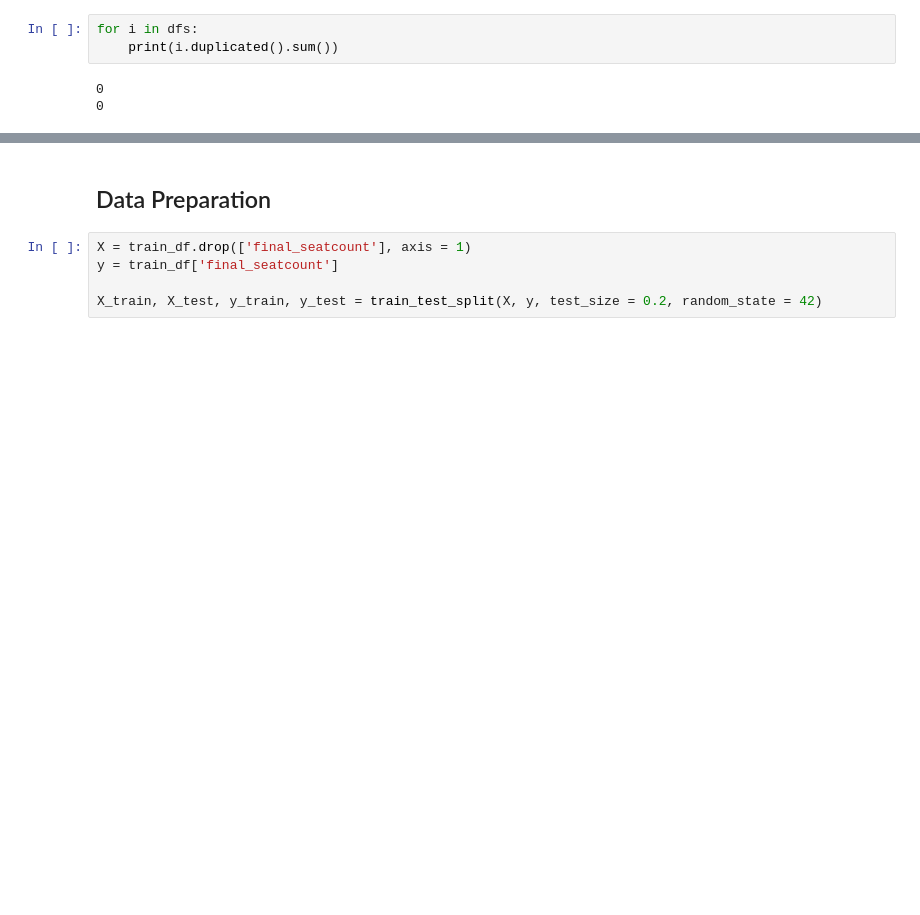
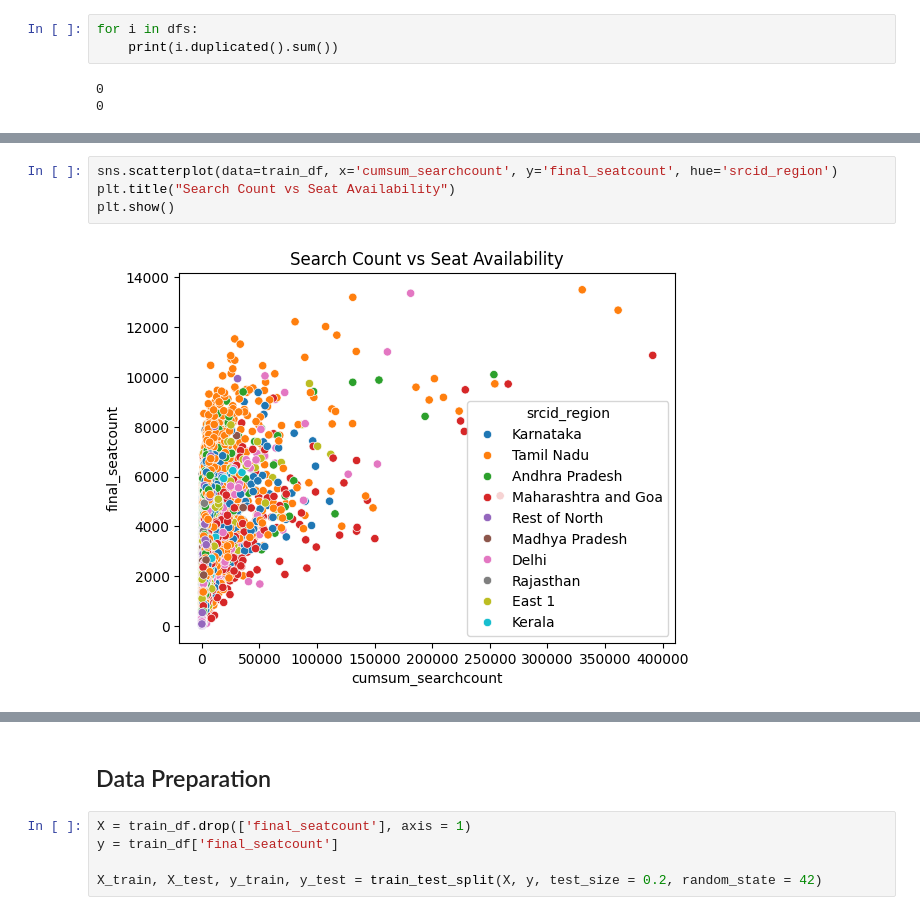
Before and after one commit to Viswa220522/redbus-hackathon, a Jupyter notebook: redbus_EDA.ipynb, the cells around one changed output, grey strips where cells are left out. Saved outputs shown, nothing was run; the diff lists cells and outputs as text; blank space fills up the shorter version.

```diff
--- a/redbus_EDA.ipynb
+++ b/redbus_EDA.ipynb
@@ -220,0 +347,6 @@ for df in dfs:
+# %%
+sns.scatterplot(data=train_df, x='cumsum_searchcount', y='final_seatcount', hue='srcid_region')
+plt.title("Search Count vs Seat Availability")
+plt.show()
+# %% [output]
+[figure, added]
```
Also changed, not shown: parts of 44 cells of this notebook.
